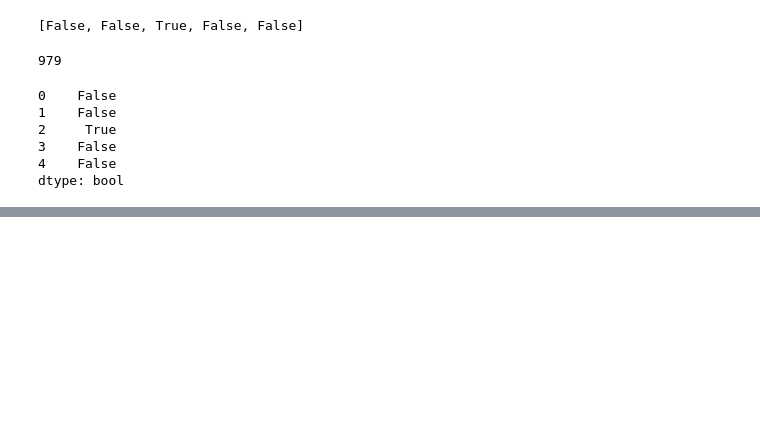
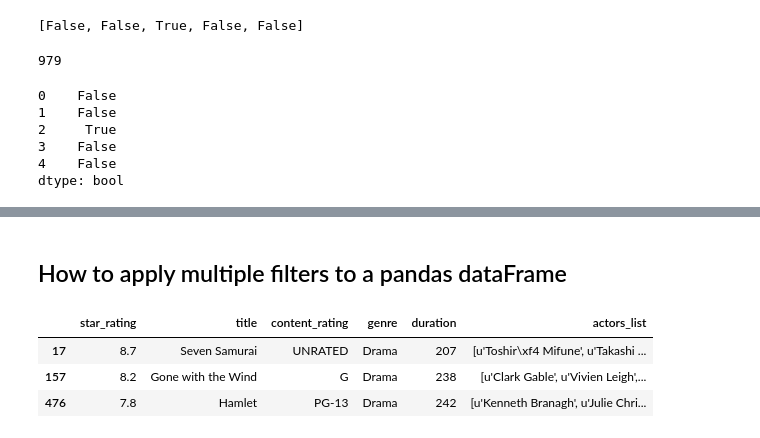
Before and after one commit to gagankaul/pandas-notes, a Jupyter notebook: Pandas-Notes.ipynb, the cells around one changed output, grey strips where cells are left out. Cells and saved outputs as stored; diff of their text form; code cells hidden in the pictures; blank space fills up the shorter version.

```diff
--- a/Pandas-Notes.ipynb
+++ b/Pandas-Notes.ipynb
@@ -477,3 +477,5 @@ movies[movies['duration'] >= 200]
 | 476 | 7.8 | Hamlet | PG-13 | Drama | 242 | [u'Kenneth Branagh', u'Julie Chri... |
 | 630 | 7.7 | Malcolm X | PG-13 | Biography | 202 | [u'Denzel Washington', u'Angela B... |
 | 767 | 7.6 | It's a Mad, Mad, Mad, Mad World | APPROVED | Action | 205 | [u'Spencer Tracy', u'Milton Berle... |
+# %% [markdown]
+## How to apply multiple filters to a pandas dataFrame
@@ -479,0 +486,9 @@ movies[movies['duration'] >= 200]
+# %%
+#Finding movies that are greater than 200 minutes in duration, and belong to the genre Drama
+
+movies[(movies['duration'] >= 200) & (movies['genre'] == "Drama")]
+# %% [output]
+|  | star_rating | title | content_rating | genre | duration | actors_list |
+| 17 | 8.7 | Seven Samurai | UNRATED | Drama | 207 | [u'Toshir\xf4 Mifune', u'Takashi ... |
+| 157 | 8.2 | Gone with the Wind | G | Drama | 238 | [u'Clark Gable', u'Vivien Leigh',... |
+| 476 | 7.8 | Hamlet | PG-13 | Drama | 242 | [u'Kenneth Branagh', u'Julie Chri... |
```
Also changed, not shown: parts of 5 cells of this notebook.
